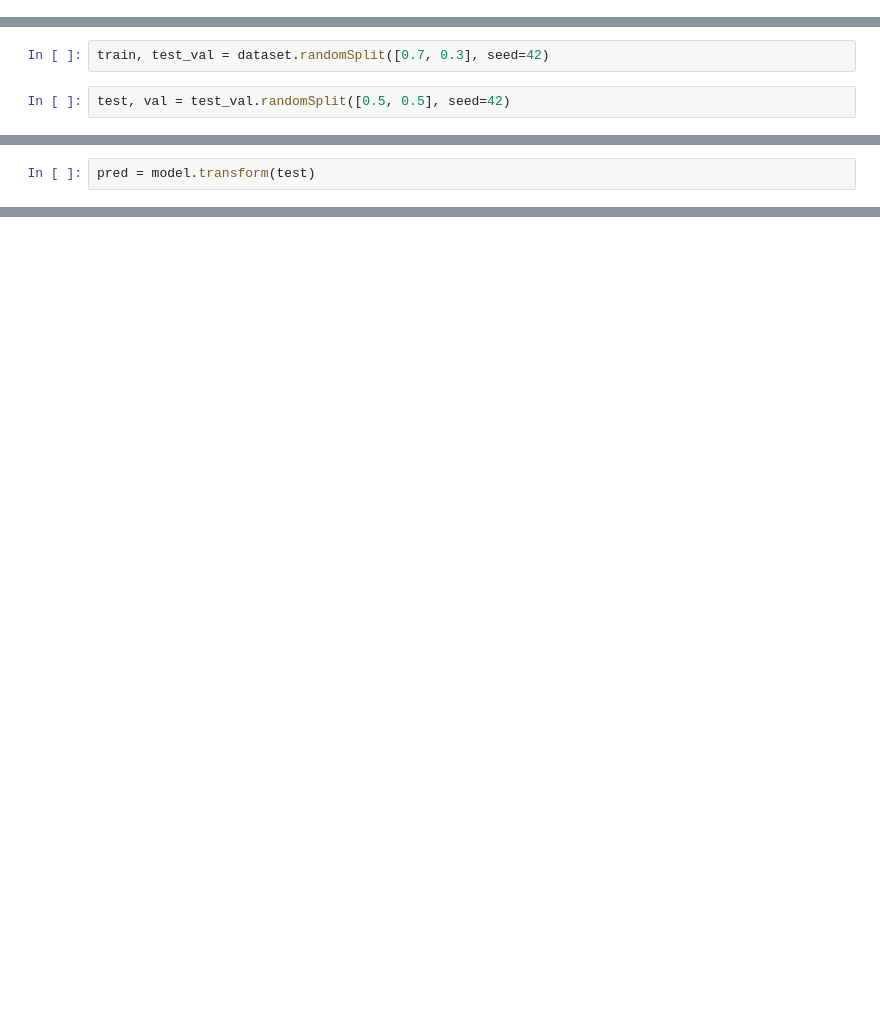
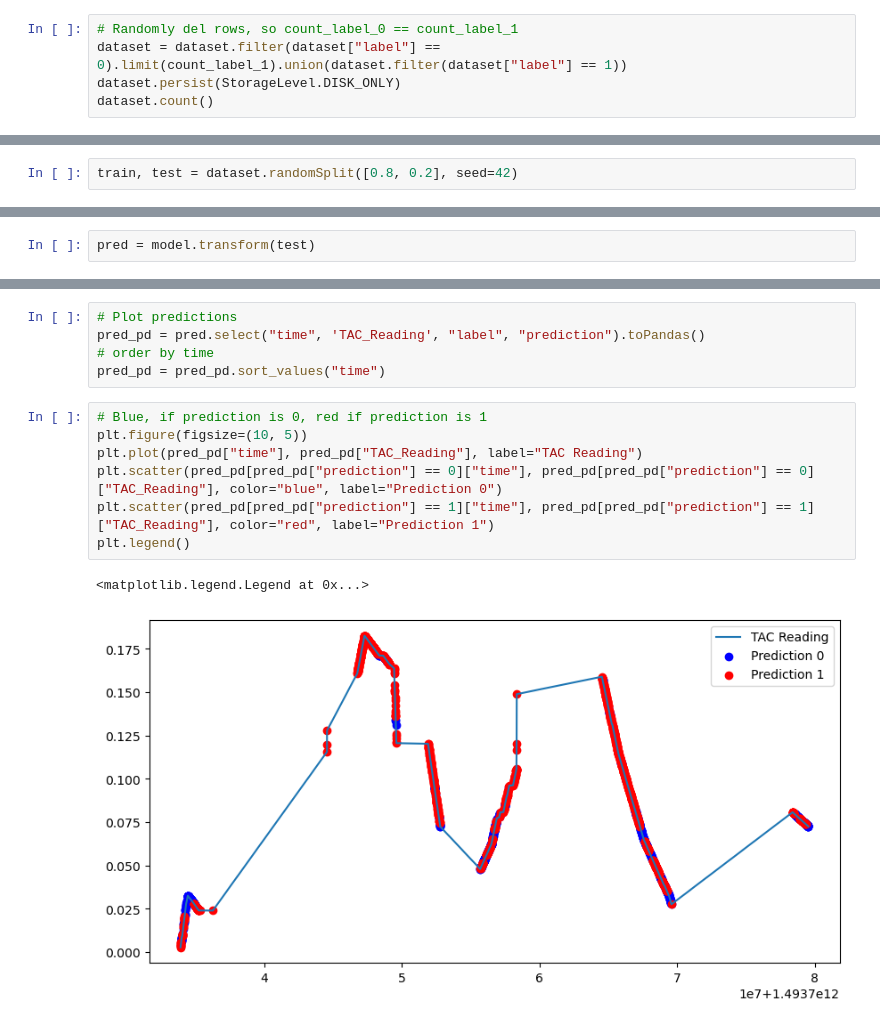
Before and after one commit to BEMiklos/spark_project, a Jupyter notebook: notebooks/dataset_visualisation.py.ipynb, the cells around one changed output, grey strips where cells are left out. Cells and saved outputs as stored; diff of their text form; blank space fills up the shorter version.

```diff
--- a/notebooks/dataset_visualisation.py.ipynb
+++ b/notebooks/dataset_visualisation.py.ipynb
@@ -308,0 +692,5 @@ dataset.show(5)
+# %%
+# Randomly del rows, so count_label_0 == count_label_1
+dataset = dataset.filter(dataset["label"] == 0).limit(count_label_1).union(dataset.filter(dataset["label"] == 1))
+dataset.persist(StorageLevel.DISK_ONLY)
+dataset.count()
@@ -309,7 +699,5 @@ dataset.show(5)
 # %%
-train, test_val = dataset.randomSplit([0.7, 0.3], seed=42)
+train, test = dataset.randomSplit([0.8, 0.2], seed=42)
-# %%
-test, val = test_val.randomSplit([0.5, 0.5], seed=42)
 # %%
 from pyspark.ml.classification import RandomForestClassifier
 rf = RandomForestClassifier(labelCol="label", featuresCol="flat_feature", numTrees=50)
@@ -327,0 +736,15 @@ Random Forest accuracy: 0.8455704929334712
+# %%
+# Plot predictions
+pred_pd = pred.select("time", 'TAC_Reading', "label", "prediction").toPandas()
+# order by time
+pred_pd = pred_pd.sort_values("time")
+# %%
+# Blue, if prediction is 0, red if prediction is 1
+plt.figure(figsize=(10, 5))
+plt.plot(pred_pd["time"], pred_pd["TAC_Reading"], label="TAC Reading")
+plt.scatter(pred_pd[pred_pd["prediction"] == 0]["time"], pred_pd[pred_pd["prediction"] == 0]["TAC_Reading"], color="blue", label="Prediction 0")
+plt.scatter(pred_pd[pred_pd["prediction"] == 1]["time"], pred_pd[pred_pd["prediction"] == 1]["TAC_Reading"], color="red", label="Prediction 1")
+plt.legend()
+# %% [output]
+<matplotlib.legend.Legend at 0x...>
+[figure, added]
```
Also changed, not shown: parts of 87 cells of this notebook, 1 other file.
